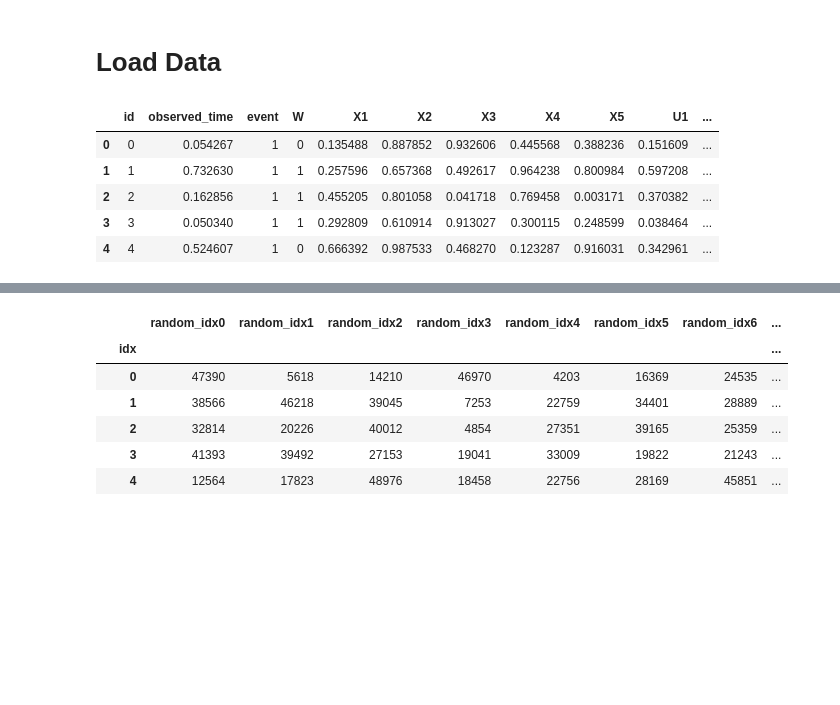
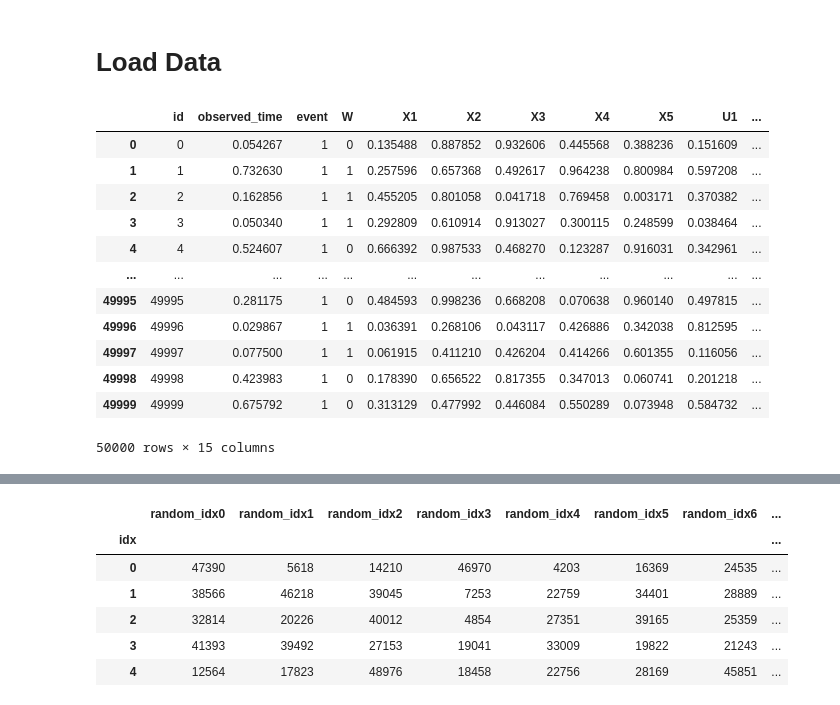
Before and after one commit to snoroozi/SurvHTE-Bench-PN, a Jupyter notebook: causal_survival_forest.ipynb, the cells around one changed output, grey strips where cells are left out. Drawn from its saved outputs; the diff is of its cells as text; code cells hidden in the pictures; blank space fills up the shorter version.

```diff
--- a/causal_survival_forest.ipynb
+++ b/causal_survival_forest.ipynb
@@ -41,11 +41,18 @@ for path in store_files:
             continue
     experiment_setups[base_name] = scenario_dict
 # %%
-experiment_setups['RCT_0_5']['scenario_1']['dataset'].head()
+experiment_setups['RCT_0_5']['scenario_1']['dataset']
 # %% [output]
 |  | id | observed_time | event | W | X1 | X2 | X3 | X4 | X5 | U1 | ... |
 | 0 | 0 | 0.054267 | 1 | 0 | 0.135488 | 0.887852 | 0.932606 | 0.445568 | 0.388236 | 0.151609 | ... |
 | 1 | 1 | 0.732630 | 1 | 1 | 0.257596 | 0.657368 | 0.492617 | 0.964238 | 0.800984 | 0.597208 | ... |
 | 2 | 2 | 0.162856 | 1 | 1 | 0.455205 | 0.801058 | 0.041718 | 0.769458 | 0.003171 | 0.370382 | ... |
 | 3 | 3 | 0.050340 | 1 | 1 | 0.292809 | 0.610914 | 0.913027 | 0.300115 | 0.248599 | 0.038464 | ... |
 | 4 | 4 | 0.524607 | 1 | 0 | 0.666392 | 0.987533 | 0.468270 | 0.123287 | 0.916031 | 0.342961 | ... |
+| ... | ... | ... | ... | ... | ... | ... | ... | ... | ... | ... | ... |
+| 49995 | 49995 | 0.281175 | 1 | 0 | 0.484593 | 0.998236 | 0.668208 | 0.070638 | 0.960140 | 0.497815 | ... |
+| 49996 | 49996 | 0.029867 | 1 | 1 | 0.036391 | 0.268106 | 0.043117 | 0.426886 | 0.342038 | 0.812595 | ... |
+| 49997 | 49997 | 0.077500 | 1 | 1 | 0.061915 | 0.411210 | 0.426204 | 0.414266 | 0.601355 | 0.116056 | ... |
+| 49998 | 49998 | 0.423983 | 1 | 0 | 0.178390 | 0.656522 | 0.817355 | 0.347013 | 0.060741 | 0.201218 | ... |
+| 49999 | 49999 | 0.675792 | 1 | 0 | 0.313129 | 0.477992 | 0.446084 | 0.550289 | 0.073948 | 0.584732 | ... |
+50000 rows × 15 columns
```
Also changed, not shown: parts of 2 cells of this notebook.
